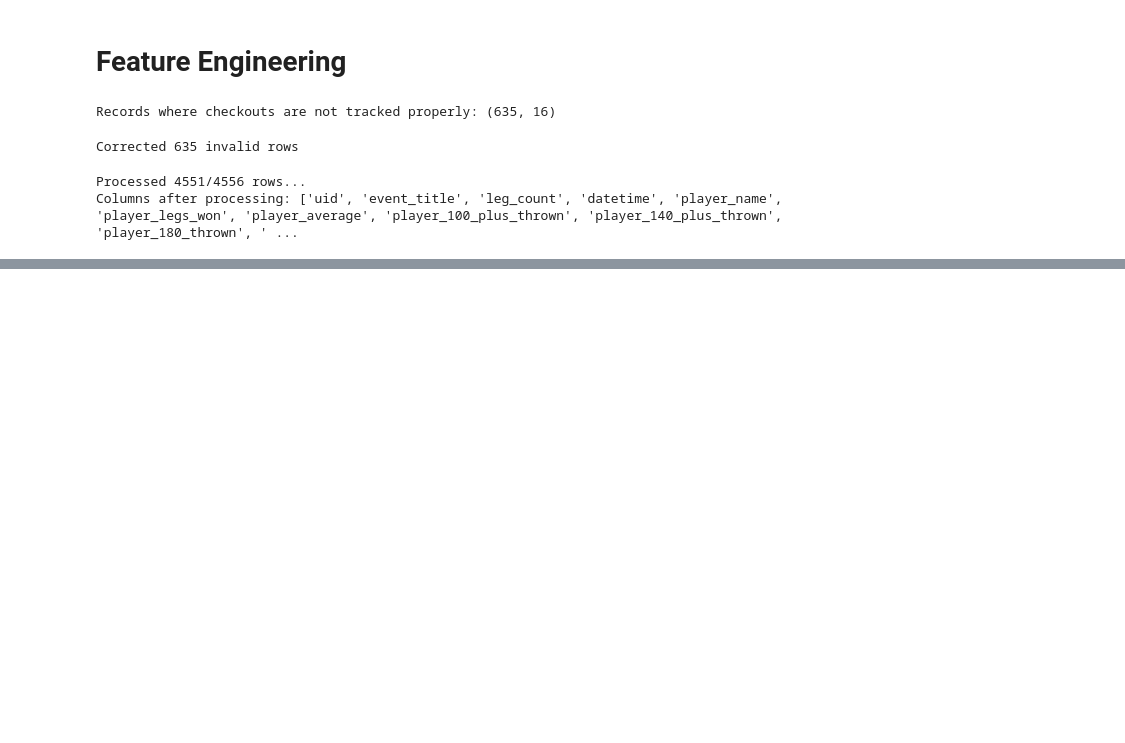
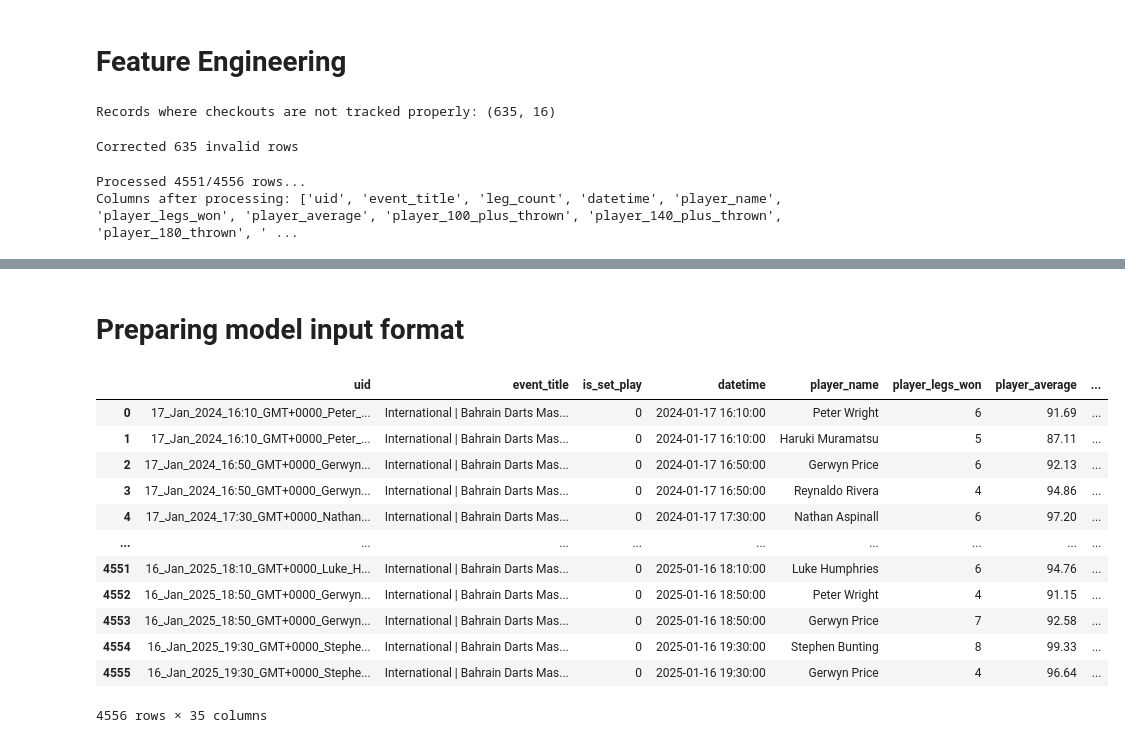
Before and after one commit to ATRedshaw/darts-data-analytics, a Jupyter notebook: predictive-model/predictive.ipynb, the cells around one changed output, grey strips where cells are left out. Drawn from its saved outputs; the diff is of its cells as text; code cells hidden in the pictures; blank space fills up the shorter version.

Commit message:
Prepared data for model training. Added model parameter data dictionary.

```diff
--- a/predictive-model/predictive.ipynb
+++ b/predictive-model/predictive.ipynb
@@ -549,0 +535,28 @@ display(darts_matches)
+# %% [markdown]
+# Preparing model input format
+# %%
+# Rename the 'leg_count' column to 'is_set_play'
+darts_matches = darts_matches.rename(columns={'leg_count': 'is_set_play'})
+
+# Update 'is_set_play' to 1 if the string contains 'set' (case-insensitive), 0 otherwise
+try:
+    darts_matches['is_set_play'] = darts_matches['is_set_play'].str.contains('set', case=False, na=False).astype(int)
+except:
+    pass
+
+with pd.option_context('display.max_columns', None):
+    display(darts_matches)
+# %% [output]
+|  | uid | event_title | is_set_play | datetime | player_name | player_legs_won | player_average | ... |
+| 0 | 17_Jan_2024_16:10_GMT+0000_Peter_... | International | Bahrain Darts Mas... | 0 | 2024-01-17 16:10:00 | Peter Wright | 6 | 91.69 | ... |
+| 1 | 17_Jan_2024_16:10_GMT+0000_Peter_... | International | Bahrain Darts Mas... | 0 | 2024-01-17 16:10:00 | Haruki Muramatsu | 5 | 87.11 | ... |
+| 2 | 17_Jan_2024_16:50_GMT+0000_Gerwyn... | International | Bahrain Darts Mas... | 0 | 2024-01-17 16:50:00 | Gerwyn Price | 6 | 92.13 | ... |
+| 3 | 17_Jan_2024_16:50_GMT+0000_Gerwyn... | International | Bahrain Darts Mas... | 0 | 2024-01-17 16:50:00 | Reynaldo Rivera | 4 | 94.86 | ... |
+| 4 | 17_Jan_2024_17:30_GMT+0000_Nathan... | International | Bahrain Darts Mas... | 0 | 2024-01-17 17:30:00 | Nathan Aspinall | 6 | 97.20 | ... |
+| ... | ... | ... | ... | ... | ... | ... | ... | ... |
+| 4551 | 16_Jan_2025_18:10_GMT+0000_Luke_H... | International | Bahrain Darts Mas... | 0 | 2025-01-16 18:10:00 | Luke Humphries | 6 | 94.76 | ... |
+| 4552 | 16_Jan_2025_18:50_GMT+0000_Gerwyn... | International | Bahrain Darts Mas... | 0 | 2025-01-16 18:50:00 | Peter Wright | 4 | 91.15 | ... |
+| 4553 | 16_Jan_2025_18:50_GMT+0000_Gerwyn... | International | Bahrain Darts Mas... | 0 | 2025-01-16 18:50:00 | Gerwyn Price | 7 | 92.58 | ... |
+| 4554 | 16_Jan_2025_19:30_GMT+0000_Stephe... | International | Bahrain Darts Mas... | 0 | 2025-01-16 19:30:00 | Stephen Bunting | 8 | 99.33 | ... |
+| 4555 | 16_Jan_2025_19:30_GMT+0000_Stephe... | International | Bahrain Darts Mas... | 0 | 2025-01-16 19:30:00 | Gerwyn Price | 4 | 96.64 | ... |
+4556 rows × 35 columns
```
Also changed, not shown: parts of 5 cells of this notebook, 1 other file.
